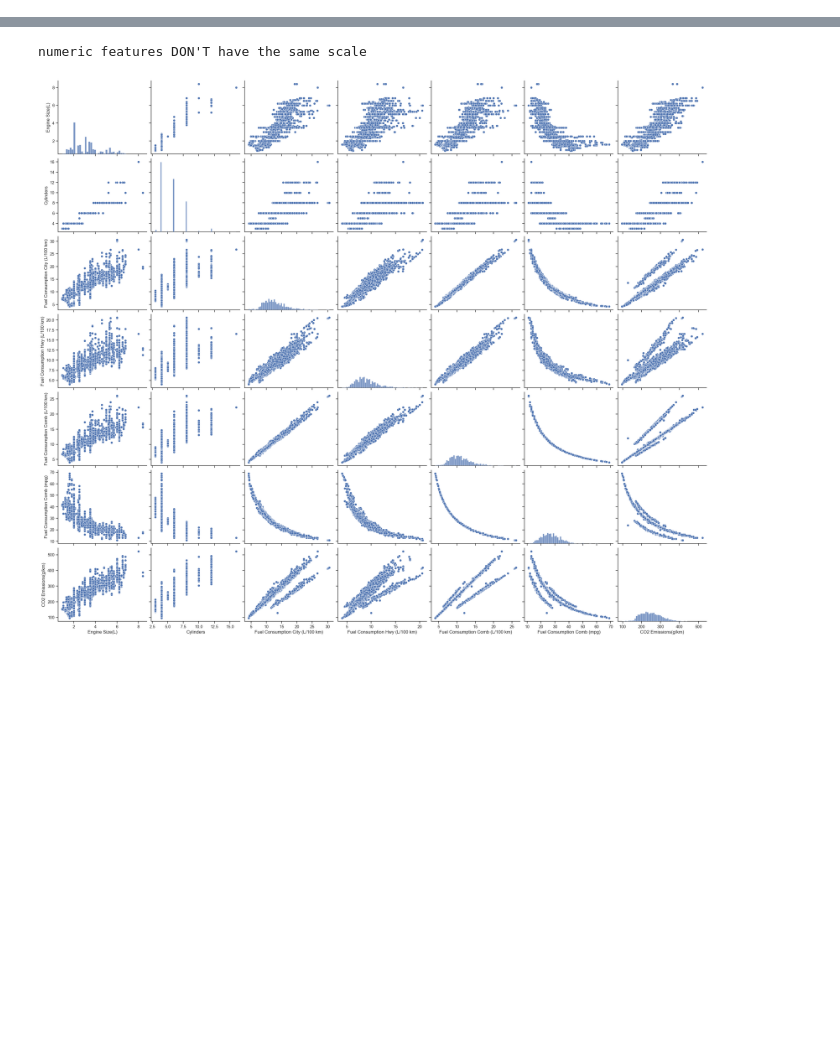
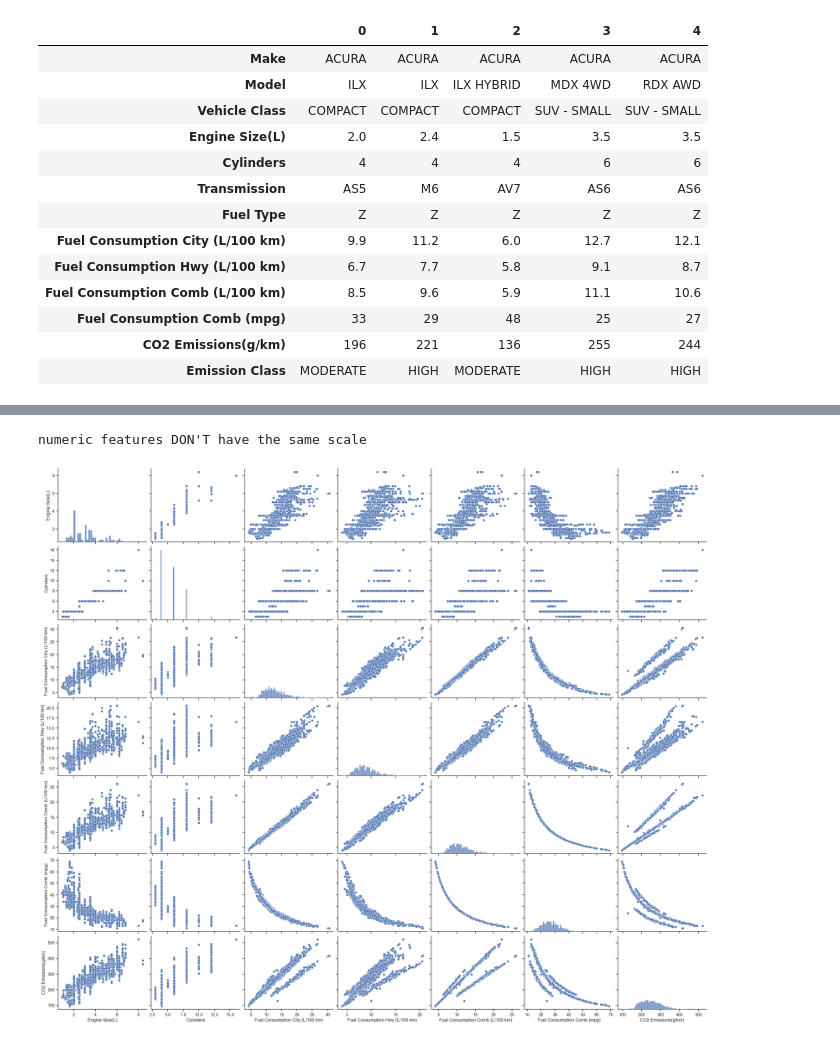
Before and after one commit to Al-Mansori/Linear-and-Logistic-Regression-Vehicles, a Jupyter notebook: Jupyter with a y.ipynb, the cells around one changed output, grey strips where cells are left out. Saved outputs shown, nothing was run; the diff lists cells and outputs as text; code cells hidden in the pictures; blank space fills up the shorter version.

```diff
--- a/Jupyter with a y.ipynb
+++ b/Jupyter with a y.ipynb
@@ -6,0 +12,17 @@ from sklearn.preprocessing import LabelEncoder
+# %%
+df.head().T
+# %% [output]
+|  | 0 | 1 | 2 | 3 | 4 |
+| Make | ACURA | ACURA | ACURA | ACURA | ACURA |
+| Model | ILX | ILX | ILX HYBRID | MDX 4WD | RDX AWD |
+| Vehicle Class | COMPACT | COMPACT | COMPACT | SUV - SMALL | SUV - SMALL |
+| Engine Size(L) | 2.0 | 2.4 | 1.5 | 3.5 | 3.5 |
+| Cylinders | 4 | 4 | 4 | 6 | 6 |
+| Transmission | AS5 | M6 | AV7 | AS6 | AS6 |
+| Fuel Type | Z | Z | Z | Z | Z |
+| Fuel Consumption City (L/100 km) | 9.9 | 11.2 | 6.0 | 12.7 | 12.1 |
+| Fuel Consumption Hwy (L/100 km) | 6.7 | 7.7 | 5.8 | 9.1 | 8.7 |
+| Fuel Consumption Comb (L/100 km) | 8.5 | 9.6 | 5.9 | 11.1 | 10.6 |
+| Fuel Consumption Comb (mpg) | 33 | 29 | 48 | 25 | 27 |
+| CO2 Emissions(g/km) | 196 | 221 | 136 | 255 | 244 |
+| Emission Class | MODERATE | HIGH | MODERATE | HIGH | HIGH |
```
Also changed, not shown: parts of 15 cells of this notebook.
